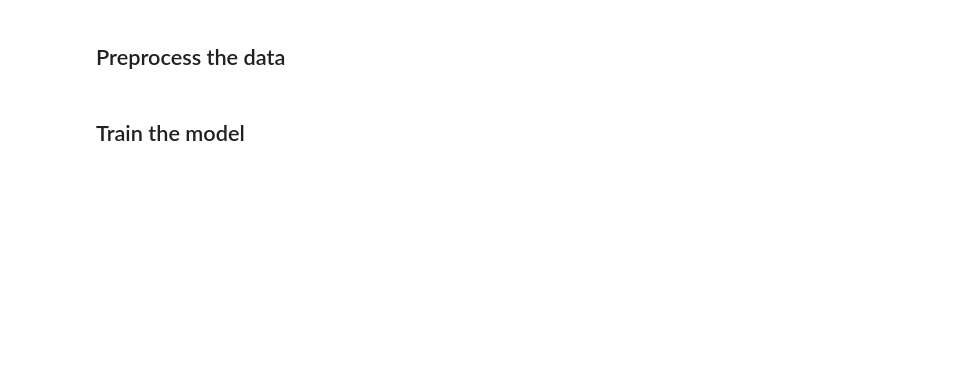
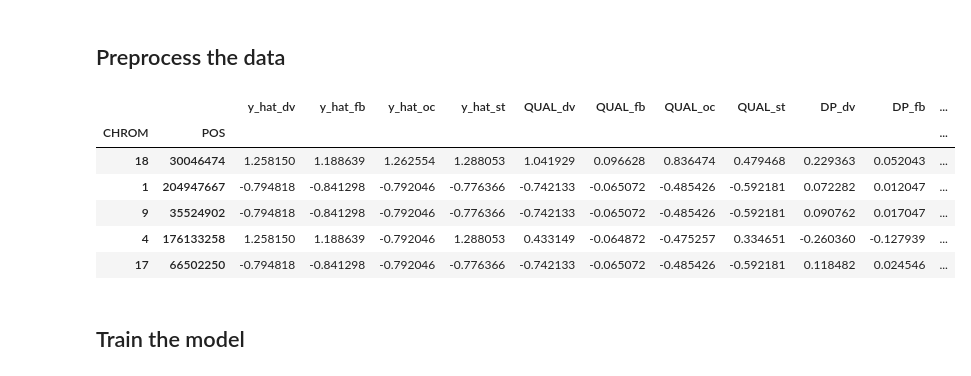
Before and after one commit to lizard-bio/liz.9.11.19_GMVLE, a Jupyter notebook: notebooks/data_exploration/vcf_files.ipynb, the cells around one changed output. Drawn from its saved outputs; the diff is of its cells as text; code cells hidden in the pictures; blank space fills up the shorter version.

```diff
--- a/notebooks/data_exploration/vcf_files.ipynb
+++ b/notebooks/data_exploration/vcf_files.ipynb
@@ -534,2 +485,7 @@ y.head()
+# %%
+df_call = label_caller_data(df_merged_BM, conf, callers=callers, how="per_caller", features=["QUAL", "DP"])
+
+y = df_call["y"]
+X = df_call.drop("y", axis=1)
 # %% [markdown]
 ## Split the data into training and testing sets
@@ -544,4 +526,50 @@ X_train, X_test, y_train, y_test = train_test_split(X_1, y_1, test_size=0.2, ran
 # %% [markdown]
 ## Preprocess the data
+# %%
+from sklearn.preprocessing import StandardScaler
+
+def preprocess_data(X_train, X_test):
+
+    # convert boolean columns to integers
+    for col in X_train.columns:
+        if X_train[col].dtype == bool:
+            X_train[col] = X_train[col].astype(int)
+            X_test[col] = X_test[col].astype(int)
+
+    # fill QUAL with min value of the caller
+    for caller in callers:
+        minimal_qual = X_train[f"QUAL_{caller}"].min()
+
+        X_train[f"QUAL_{caller}"] = X_train[f"QUAL_{caller}"].fillna(minimal_qual)
+        X_test[f"QUAL_{caller}"] = X_test[f"QUAL_{caller}"].fillna(minimal_qual)
+
+    # fill DP with the median value of all callers
+    median_DP_train = X_train[[f"DP_{caller}" for caller in callers]].median(axis = 1)
+    median_DP_test = X_test[[f"DP_{caller}" for caller in callers]].median(axis = 1)
+
+    for caller in callers:
+        X_train[f"DP_{caller}"] = X_train[f"DP_{caller}"].fillna(median_DP_train)
+        X_test[f"DP_{caller}"] = X_test[f"DP_{caller}"].fillna(median_DP_test)
+
+    # scale the data
+    scaler = StandardScaler()
+    X_train_scaled = scaler.fit_transform(X_train)
+    X_test_scaled = scaler.transform(X_test)
+
+    return X_train_scaled, X_test_scaled
+# %%
+X_train_scaled, X_test_scaled = preprocess_data(X_train, X_test)
+X_train_scaled = pd.DataFrame(X_train_scaled, columns=X_train.columns, index=X_train.index)
+X_test_scaled = pd.DataFrame(X_test_scaled, columns=X_test.columns, index=X_test.index)
+
+X_train_scaled.head()
+# %% [output]
+|  |  | y_hat_dv | y_hat_fb | y_hat_oc | y_hat_st | QUAL_dv | QUAL_fb | QUAL_oc | QUAL_st | DP_dv | DP_fb | ... |
+| CHROM | POS |  |  |  |  |  |  |  |  |  |  | ... |
+| 18 | 30046474 | 1.258150 | 1.188639 | 1.262554 | 1.288053 | 1.041929 | 0.096628 | 0.836474 | 0.479468 | 0.229363 | 0.052043 | ... |
+| 1 | 204947667 | -0.794818 | -0.841298 | -0.792046 | -0.776366 | -0.742133 | -0.065072 | -0.485426 | -0.592181 | 0.072282 | 0.012047 | ... |
+| 9 | 35524902 | -0.794818 | -0.841298 | -0.792046 | -0.776366 | -0.742133 | -0.065072 | -0.485426 | -0.592181 | 0.090762 | 0.017047 | ... |
+| 4 | 176133258 | 1.258150 | 1.188639 | -0.792046 | 1.288053 | 0.433149 | -0.064872 | -0.475257 | 0.334651 | -0.260360 | -0.127939 | ... |
+| 17 | 66502250 | -0.794818 | -0.841298 | -0.792046 | -0.776366 | -0.742133 | -0.065072 | -0.485426 | -0.592181 | 0.118482 | 0.024546 | ... |
 # %% [markdown]
 ## Train the model
```
Also changed, not shown: parts of 11 cells of this notebook.
